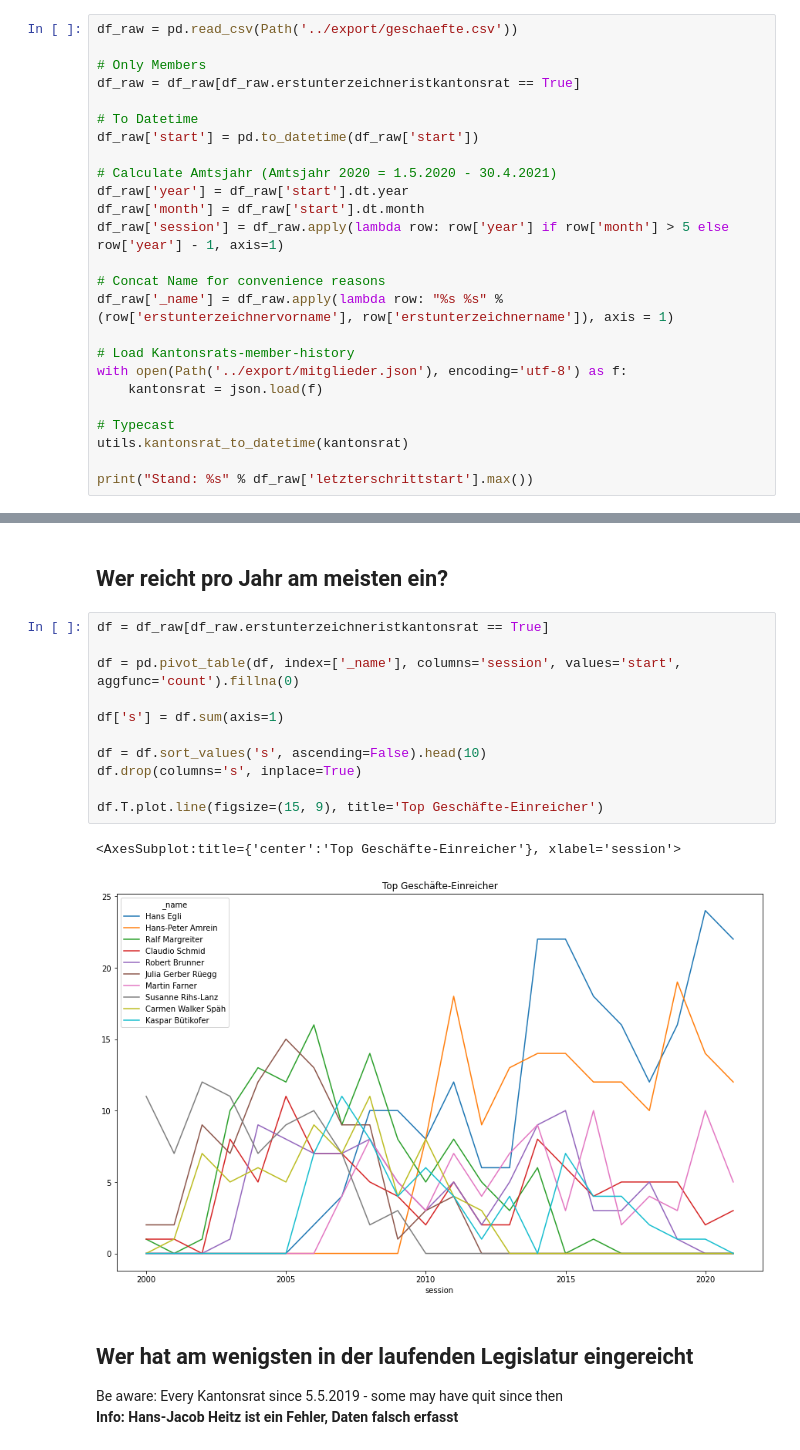
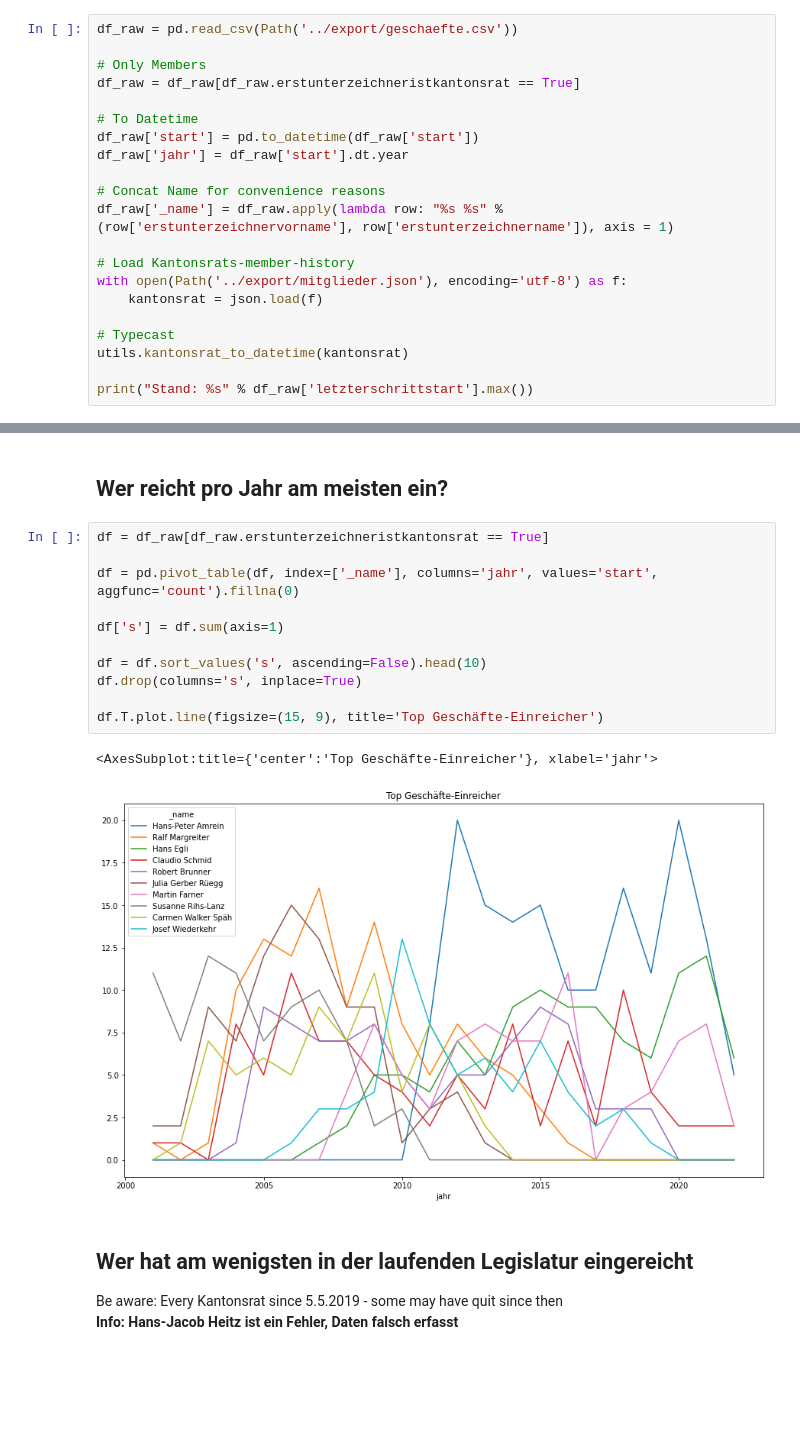
Before and after one commit to simonhuwiler/nzz_zh_kantonsrat, a Jupyter notebook: src/7_geschaefte_analyse.ipynb, the cells around one changed output, grey strips where cells are left out. Cells and saved outputs as stored; diff of their text form; blank space fills up the shorter version.

```diff
--- a/src/7_geschaefte_analyse.ipynb
+++ b/src/7_geschaefte_analyse.ipynb
@@ -20,11 +20,7 @@ df_raw = df_raw[df_raw.erstunterzeichneristkantonsrat == True]
 
 # To Datetime
 df_raw['start'] = pd.to_datetime(df_raw['start'])
-
-# Calculate Amtsjahr (Amtsjahr 2020 = 1.5.2020 - 30.4.2021)
-df_raw['year'] = df_raw['start'].dt.year
-df_raw['month'] = df_raw['start'].dt.month
-df_raw['session'] = df_raw.apply(lambda row: row['year'] if row['month'] > 5 else row['year'] - 1, axis=1)
+df_raw['jahr'] = df_raw['start'].dt.year
 
 # Concat Name for convenience reasons
 df_raw['_name'] = df_raw.apply(lambda row: "%s %s" % (row['erstunterzeichnervorname'], row['erstunterzeichnername']), axis = 1)
@@ -51,17 +47,17 @@ df_raw.groupby('session').agg({'_name': 'count'}).plot.bar(legend=False, title='
 # %%
 df = df_raw[df_raw.erstunterzeichneristkantonsrat == True]
 
-df = pd.pivot_table(df, index=['_name'], columns='session', values='start', aggfunc='count').fillna(0)
+df = pd.pivot_table(df, index=['_name'], columns='jahr', values='start', aggfunc='count').fillna(0)
 
 df['s'] = df.sum(axis=1)
 
 df = df.sort_values('s', ascending=False).head(10)
 df.drop(columns='s', inplace=True)
 
 df.T.plot.line(figsize=(15, 9), title='Top Geschäfte-Einreicher')
 # %% [output]
-<AxesSubplot:title={'center':'Top Geschäfte-Einreicher'}, xlabel='session'>
+<AxesSubplot:title={'center':'Top Geschäfte-Einreicher'}, xlabel='jahr'>
-[figure, old version]
+[figure, new version]
 # %% [markdown]
 ## Wer hat am wenigsten in der laufenden Legislatur eingereicht
 Be aware: Every Kantonsrat since 5.5.2019 - some may have quit since then
```
Also changed, not shown: parts of 23 cells of this notebook, 4 other files.
